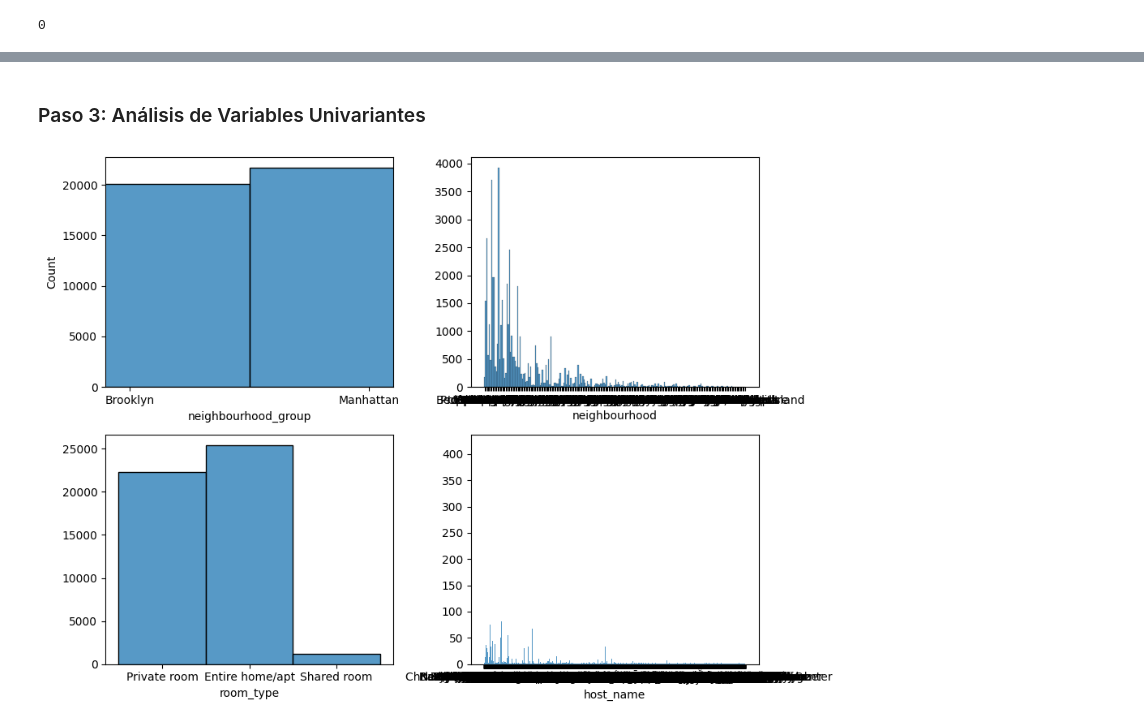
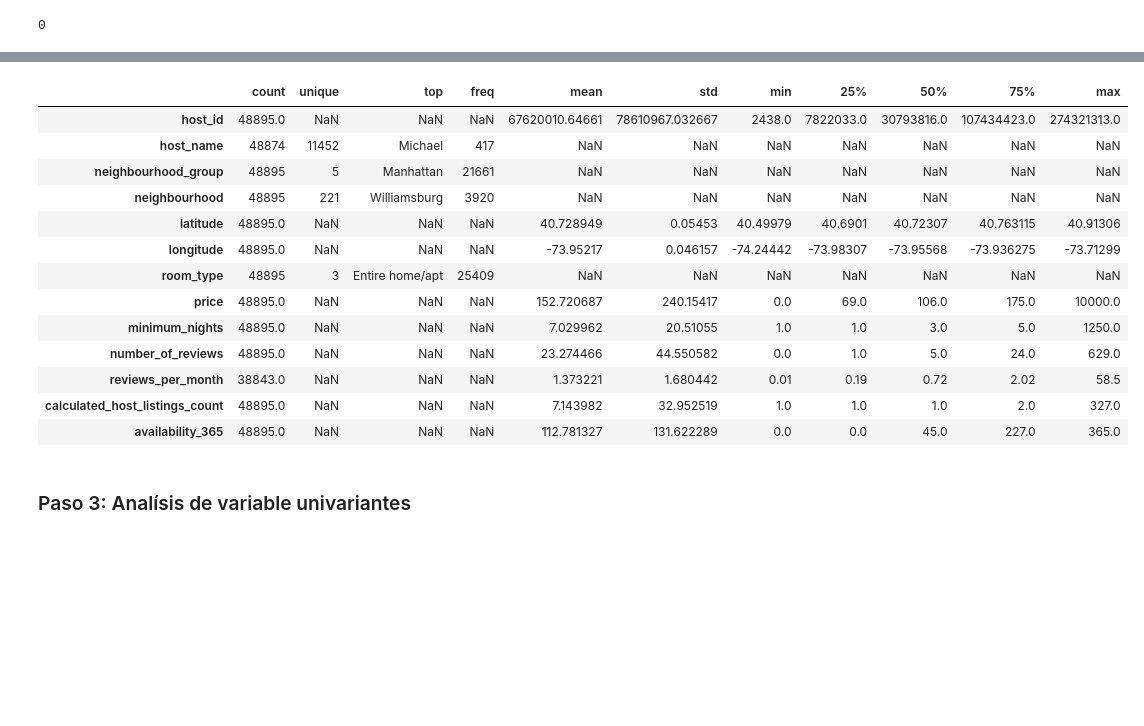
Before and after one commit to fevc08/new_york_city_airbnb_eda, a Jupyter notebook: src/explore.ipynb, the cells around one changed output, grey strips where cells are left out. Saved outputs shown, nothing was run; the diff lists cells and outputs as text; code cells hidden in the pictures; blank space fills up the shorter version.

```diff
--- a/src/explore.ipynb
+++ b/src/explore.ipynb
@@ -71,17 +165,20 @@ df_airbnb_ny.head()
+# %%
+# Analisis de todas las variables
+df_airbnb_ny.describe(include='all').T
+# %% [output]
+|  | count | unique | top | freq | mean | std | min | 25% | 50% | 75% | max |
+| host_id | 48895.0 | NaN | NaN | NaN | 67620010.64661 | 78610967.032667 | 2438.0 | 7822033.0 | 30793816.0 | 107434423.0 | 274321313.0 |
+| host_name | 48874 | 11452 | Michael | 417 | NaN | NaN | NaN | NaN | NaN | NaN | NaN |
+| neighbourhood_group | 48895 | 5 | Manhattan | 21661 | NaN | NaN | NaN | NaN | NaN | NaN | NaN |
+| neighbourhood | 48895 | 221 | Williamsburg | 3920 | NaN | NaN | NaN | NaN | NaN | NaN | NaN |
+| latitude | 48895.0 | NaN | NaN | NaN | 40.728949 | 0.05453 | 40.49979 | 40.6901 | 40.72307 | 40.763115 | 40.91306 |
+| longitude | 48895.0 | NaN | NaN | NaN | -73.95217 | 0.046157 | -74.24442 | -73.98307 | -73.95568 | -73.936275 | -73.71299 |
+| room_type | 48895 | 3 | Entire home/apt | 25409 | NaN | NaN | NaN | NaN | NaN | NaN | NaN |
+| price | 48895.0 | NaN | NaN | NaN | 152.720687 | 240.15417 | 0.0 | 69.0 | 106.0 | 175.0 | 10000.0 |
+| minimum_nights | 48895.0 | NaN | NaN | NaN | 7.029962 | 20.51055 | 1.0 | 1.0 | 3.0 | 5.0 | 1250.0 |
+| number_of_reviews | 48895.0 | NaN | NaN | NaN | 23.274466 | 44.550582 | 0.0 | 1.0 | 5.0 | 24.0 | 629.0 |
+| reviews_per_month | 38843.0 | NaN | NaN | NaN | 1.373221 | 1.680442 | 0.01 | 0.19 | 0.72 | 2.02 | 58.5 |
+| calculated_host_listings_count | 48895.0 | NaN | NaN | NaN | 7.143982 | 32.952519 | 1.0 | 1.0 | 1.0 | 2.0 | 327.0 |
+| availability_365 | 48895.0 | NaN | NaN | NaN | 112.781327 | 131.622289 | 0.0 | 0.0 | 45.0 | 227.0 | 365.0 |
 # %% [markdown]
-### Paso 3: Análisis de Variables Univariantes
+### Paso 3: Analísis de variable univariantes
-# %%
-#Crear histogramas multiples
-fig, axis = plt.subplots(2, 2, figsize = (10, 7))
-
-sns.histplot(ax = axis[0, 0], data = df_airbnb_ny, x = 'neighbourhood_group').set_xlim(-0.1, 1.1)
-sns.histplot(ax = axis[0, 1], data = df_airbnb_ny, x = 'neighbourhood').set(ylabel = None)
-sns.histplot(ax = axis[1, 0], data = df_airbnb_ny, x = 'room_type').set(ylabel = None)
-sns.histplot(ax = axis[1, 1], data = df_airbnb_ny, x = 'host_name').set(ylabel = None)
-
-# Ajustar el layout
-plt.tight_layout()
-
-plt.show()
-# %% [output]
-[figure, removed]
```
Also changed, not shown: parts of 13 cells of this notebook.
